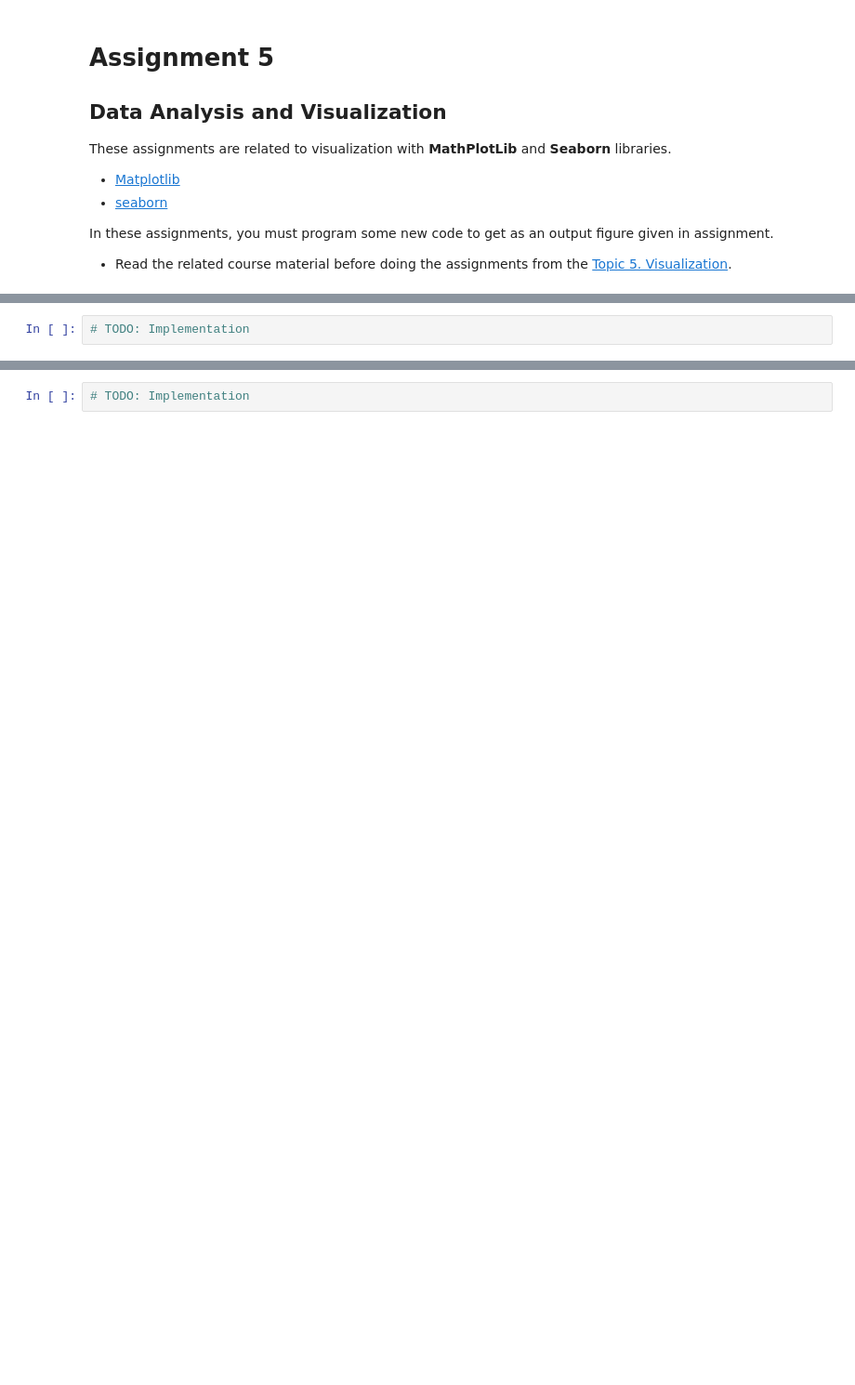
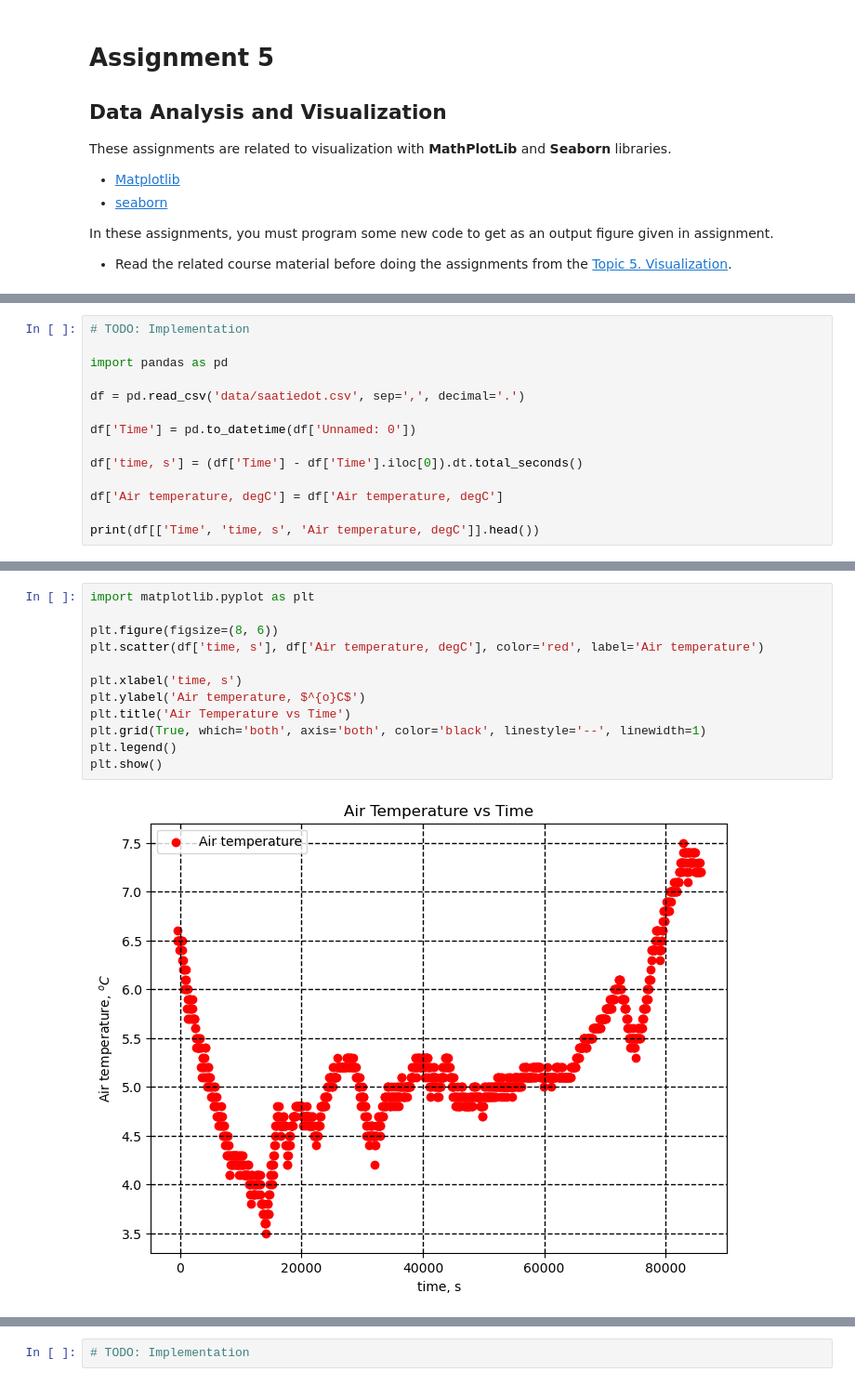
Before and after one commit to jaka-aurora/Data-Analysis-and-Visualization-Assignments, a Jupyter notebook: assignments/assignments_05.ipynb, the cells around one changed output, grey strips where cells are left out. Shown: that part at 93% size. Drawn from its saved outputs; the diff is of its cells as text; blank space fills up the shorter version.

```diff
--- a/assignments/assignments_05.ipynb
+++ b/assignments/assignments_05.ipynb
@@ -36,3 +36,15 @@ After processing the data, create an x-y plot as follows:
 ![h5.1](./img/h5_t1.png)
 # %%
 # TODO: Implementation
+
+import pandas as pd
+
+df = pd.read_csv('data/saatiedot.csv', sep=',', decimal='.')
+
+df['Time'] = pd.to_datetime(df['Unnamed: 0'])
+
+df['time, s'] = (df['Time'] - df['Time'].iloc[0]).dt.total_seconds()
+
+df['Air temperature, degC'] = df['Air temperature, degC']
+
+print(df[['Time', 'time, s', 'Air temperature, degC']].head())
@@ -39,3 +58,17 @@ After processing the data, create an x-y plot as follows:
+# %%
+import matplotlib.pyplot as plt
+
+plt.figure(figsize=(8, 6))
+plt.scatter(df['time, s'], df['Air temperature, degC'], color='red', label='Air temperature')
+
+plt.xlabel('time, s')
+plt.ylabel('Air temperature, $^{o}C$')
+plt.title('Air Temperature vs Time')
+plt.grid(True, which='both', axis='both', color='black', linestyle='--', linewidth=1)
+plt.legend()
+plt.show()
+# %% [output]
+[figure, added]
 # %% [markdown]
 ## Assignment 05-02. Premier League Standings
 
```
Also changed, not shown: parts of 5 cells of this notebook, 4 other files.
